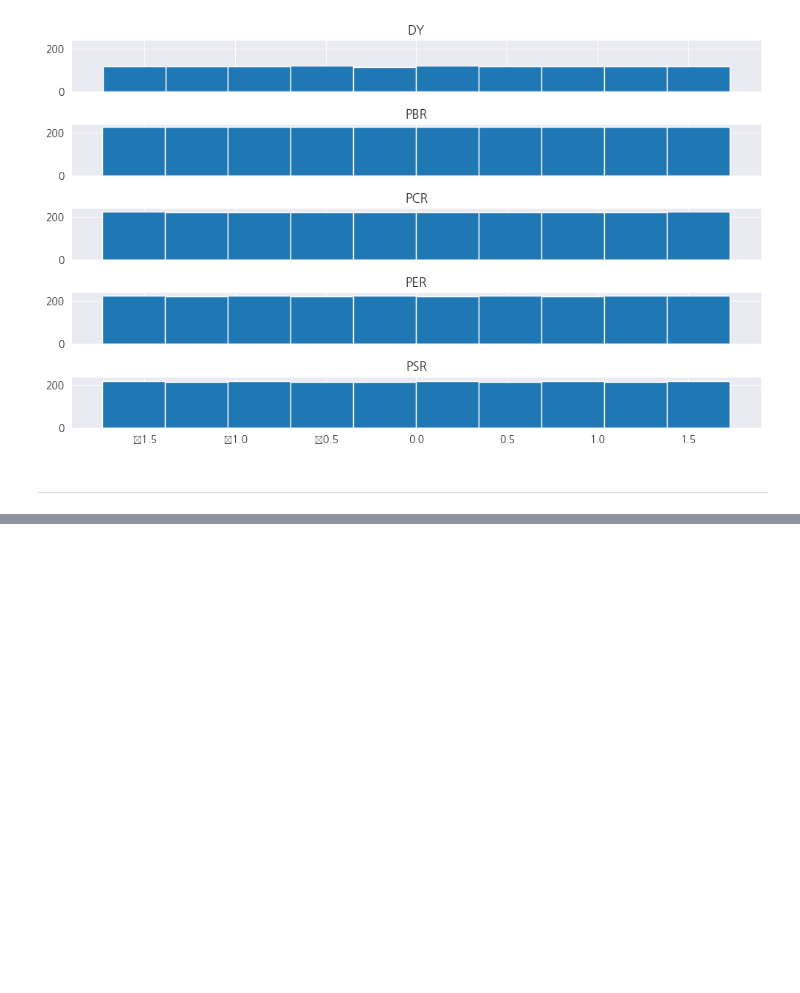
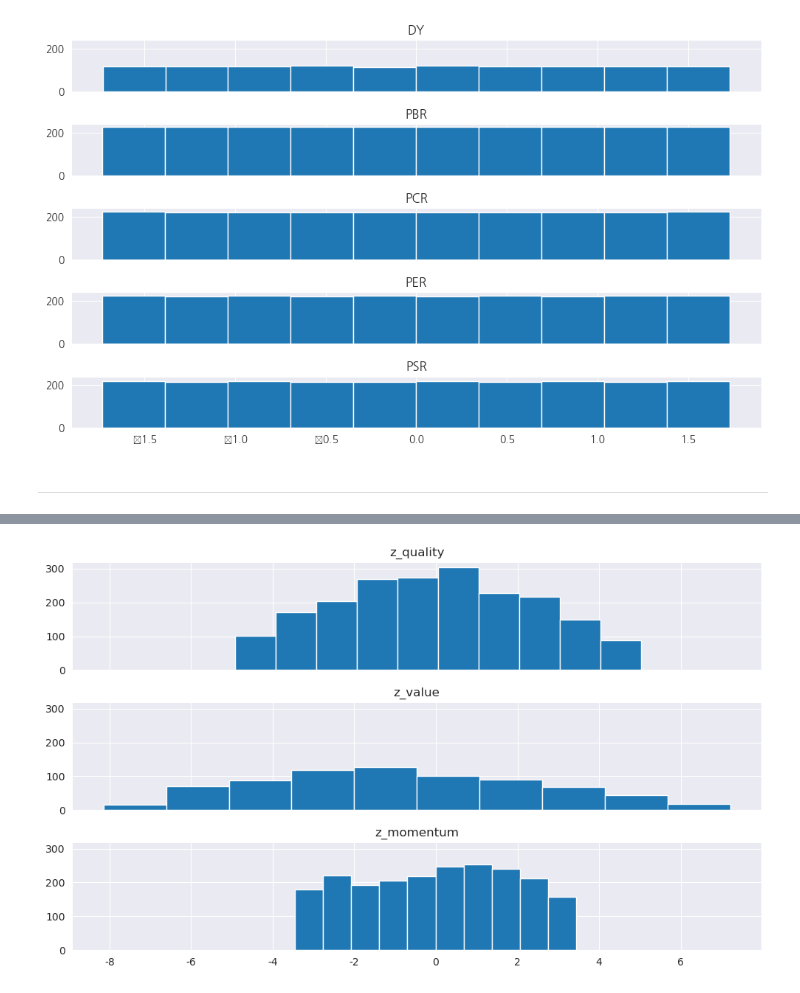
Before and after one commit to Glesep/Quant, a Jupyter notebook: chap_13/chap13.ipynb, the cells around one changed output, grey strips where cells are left out. Cells and saved outputs as stored; diff of their text form; code cells hidden in the pictures; blank space fills up the shorter version.

```diff
--- a/chap_13/chap13.ipynb
+++ b/chap_13/chap13.ipynb
@@ -1186,0 +1361,4 @@ plt.show()
+# %%
+data_bind_group = data_bind.set_index(['종목코드', 'SEC_NM_KOR']).groupby('SEC_NM_KOR', as_index=False)
+
+data_bind_group.head(1).round(4)
@@ -1186,0 +1379,9 @@ plt.show()
+# %%
+# 이 부분 다시 보충설명 적기
+
+# 퀄리티 지표의 Z-score 계산
+z_quality = data_bind_group[['ROE', 'GPA', 'CFO']].apply(lambda x: col_clean(x, 0.01, False)).sum(
+                                                    axis=1, skipna=False).to_frame('z_quality')
+data_bind = data_bind.merge(z_quality, how='left', on=['종목코드', 'SEC_NM_KOR'])
+
+data_bind.round(4).head()
@@ -1186,0 +1395,10 @@ plt.show()
+# %%
+# 밸류 지표의 Z-score 계산
+
+value_1 = data_bind_group[['PBR', 'PCR', 'PER', 'PSR']].apply(lambda x: col_clean(x, 0.01, True))
+value_2 = data_bind_group[['DY']].apply(lambda x: col_clean(x, 0.01, False))
+
+z_value = value_1.merge(value_2, on=['종목코드', 'SEC_NM_KOR']).sum(axis=1, skipna=False).to_frame('z_value')
+data_bind = data_bind.merge(z_value, how='left', on=['종목코드', 'SEC_NM_KOR'])
+
+data_bind.round(4).head()
@@ -1186,0 +1412,8 @@ plt.show()
+# %%
+# 모멘텀 지표의 Z-score 계산
+
+z_momentum = data_bind_group[['12M', 'K_Ratio']].apply(lambda x: col_clean(x, 0.01, False)).sum(axis=1, skipna=False).to_frame('z_momentum')
+
+data_bind = data_bind.merge(z_momentum, how='left', on=['종목코드', 'SEC_NM_KOR'])
+
+data_bind.round(4).head()
@@ -1186,0 +1427,15 @@ plt.show()
+# %%
+# 각 팩터의 분포 시각화
+
+data_z = data_bind[['z_quality', 'z_value', 'z_momentum']].copy()
+
+plt.rc('axes', unicode_minus=False)
+fig,axes = plt.subplots(3, 1, figsize=(10, 6), sharex=True, sharey=True)
+for n, ax in enumerate(axes.flatten()):
+    ax.hist(data_z.iloc[:, n])
+    ax.set_title(data_z.columns[n], size=12)
+
+fig.tight_layout()
+plt.show()  # 기준이 많을수록 Z-score가 넓게 퍼져 있는 모습을 보임 -> 각 팩터별 분포가 동일하지 않음
+# %% [output]
+[figure, added]
```
Also changed, not shown: parts of 21 cells of this notebook.
